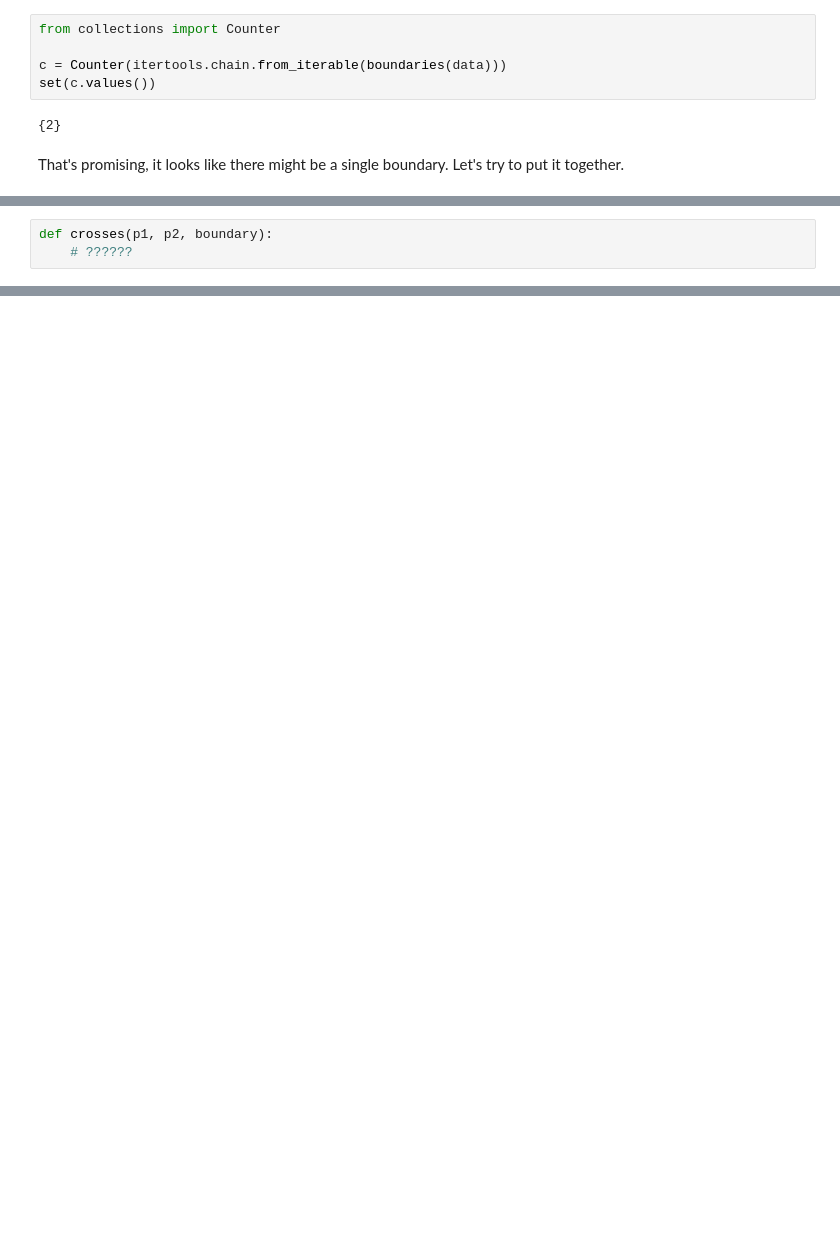
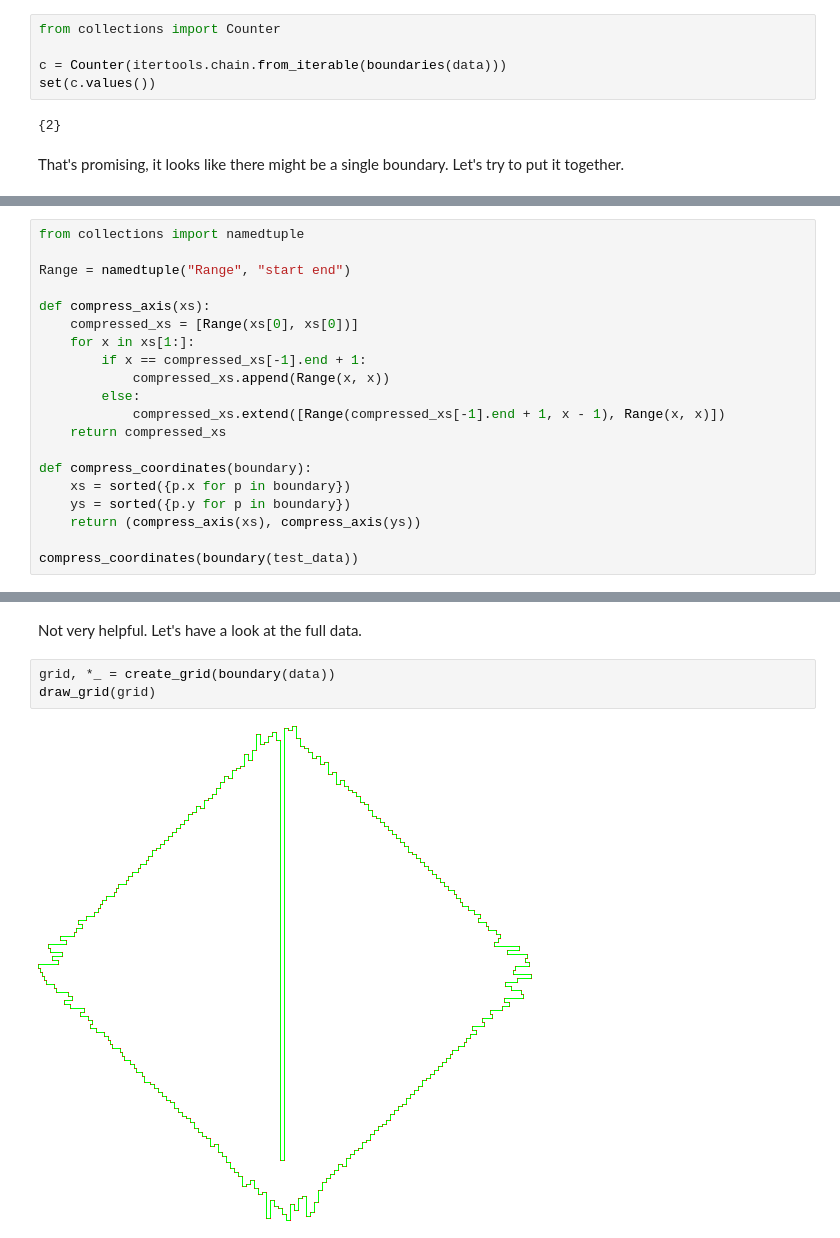
Before and after one commit to mratford/advent, a Jupyter notebook: 2025/day09/day09.ipynb, the cells around one changed output, grey strips where cells are left out. Saved outputs shown, nothing was run; the diff lists cells and outputs as text; blank space fills up the shorter version.

```diff
--- a/2025/day09/day09.ipynb
+++ b/2025/day09/day09.ipynb
@@ -114,3 +116,20 @@ Which, thinking about it, is quite difficult. I think [this page](https://en.wik
 # %%
-def crosses(p1, p2, boundary):
-    # ??????
+from collections import namedtuple
+
+Range = namedtuple("Range", "start end")
+
+def compress_axis(xs):
+    compressed_xs = [Range(xs[0], xs[0])]
+    for x in xs[1:]:
+        if x == compressed_xs[-1].end + 1:
+            compressed_xs.append(Range(x, x))
+        else:
+            compressed_xs.extend([Range(compressed_xs[-1].end + 1, x - 1), Range(x, x)])
+    return compressed_xs
+
+def compress_coordinates(boundary):
+    xs = sorted({p.x for p in boundary})
+    ys = sorted({p.y for p in boundary})
+    return (compress_axis(xs), compress_axis(ys))
+
+compress_coordinates(boundary(test_data))
@@ -116,0 +209,7 @@ def crosses(p1, p2, boundary):
+# %% [markdown]
+Not very helpful. Let's have a look at the full data.
+# %%
+grid, *_ = create_grid(boundary(data))
+draw_grid(grid)
+# %% [output]
+[figure, added]
```
Also changed, not shown: parts of 13 cells of this notebook, 2 other files.
